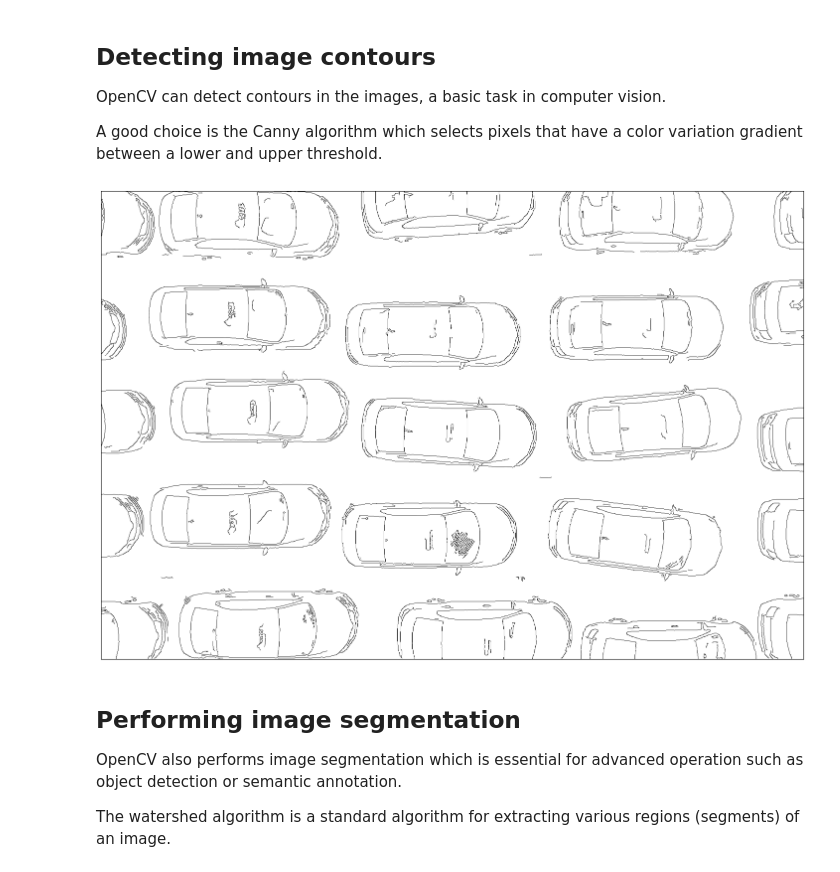
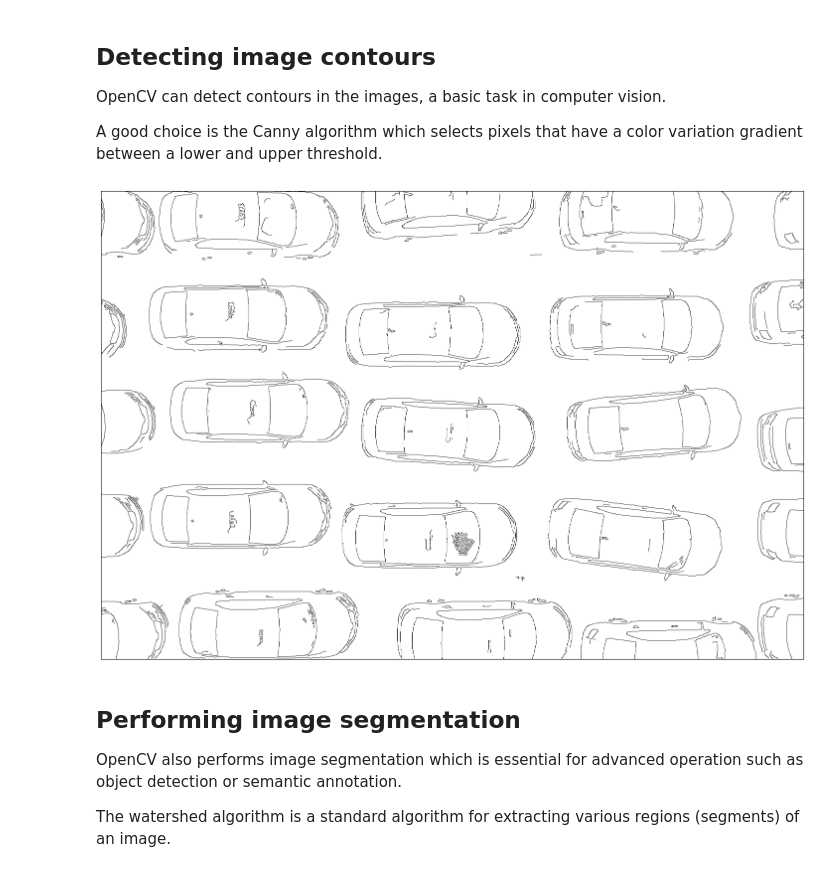
Before and after one commit to INTERTECHNICA-BUSINESS-SOLUTIONS-SRL/Python-Course-UTCN, a Jupyter notebook: session_11/02_notebooks/03_computer_vision_operations.ipynb, the cells around one changed output. Saved outputs shown, nothing was run; the diff lists cells and outputs as text; code cells hidden in the pictures.

```diff
--- a/session_11/02_notebooks/03_computer_vision_operations.ipynb
+++ b/session_11/02_notebooks/03_computer_vision_operations.ipynb
@@ -82,32 +82,32 @@ A good choice is the Canny algorithm which selects pixels that have a color vari
 # %%
 # transform the image to grayscale color
 gray_scale_image_data = cv.cvtColor(
     src = input_image_data,
     code = cv.COLOR_BGR2GRAY
 )
 
 # we will detect image edges using Canny algorithm
 # using automated threshold values
-mean_pixel_value = np.mean(input_image_data)
+mean_pixel_value = np.mean(gray_scale_image_data)
 lower_threshold = 1.0 * mean_pixel_value
 higher_threshold = 2.0 * mean_pixel_value
 
 edged_image_data = cv.Canny(
     image = gray_scale_image_data, # the image data
     threshold1 = lower_threshold, # lower threshold gradient
     threshold2 = higher_threshold # higher threshold gradient
 )
 
 # switch pixel colors
 edged_image_data = 255 - edged_image_data
 
 # display image data
 display_image(
     image_data = edged_image_data, # pass the image data
     conversion = cv.COLOR_BGR2RGB # convert BGR data to RGB data
 )
 # %% [output]
-[figure, old version]
+[figure, new version]
 # %% [markdown]
 ## Performing image segmentation
 OpenCV also performs image segmentation which is essential for advanced operation such as object detection or semantic annotation.
```
